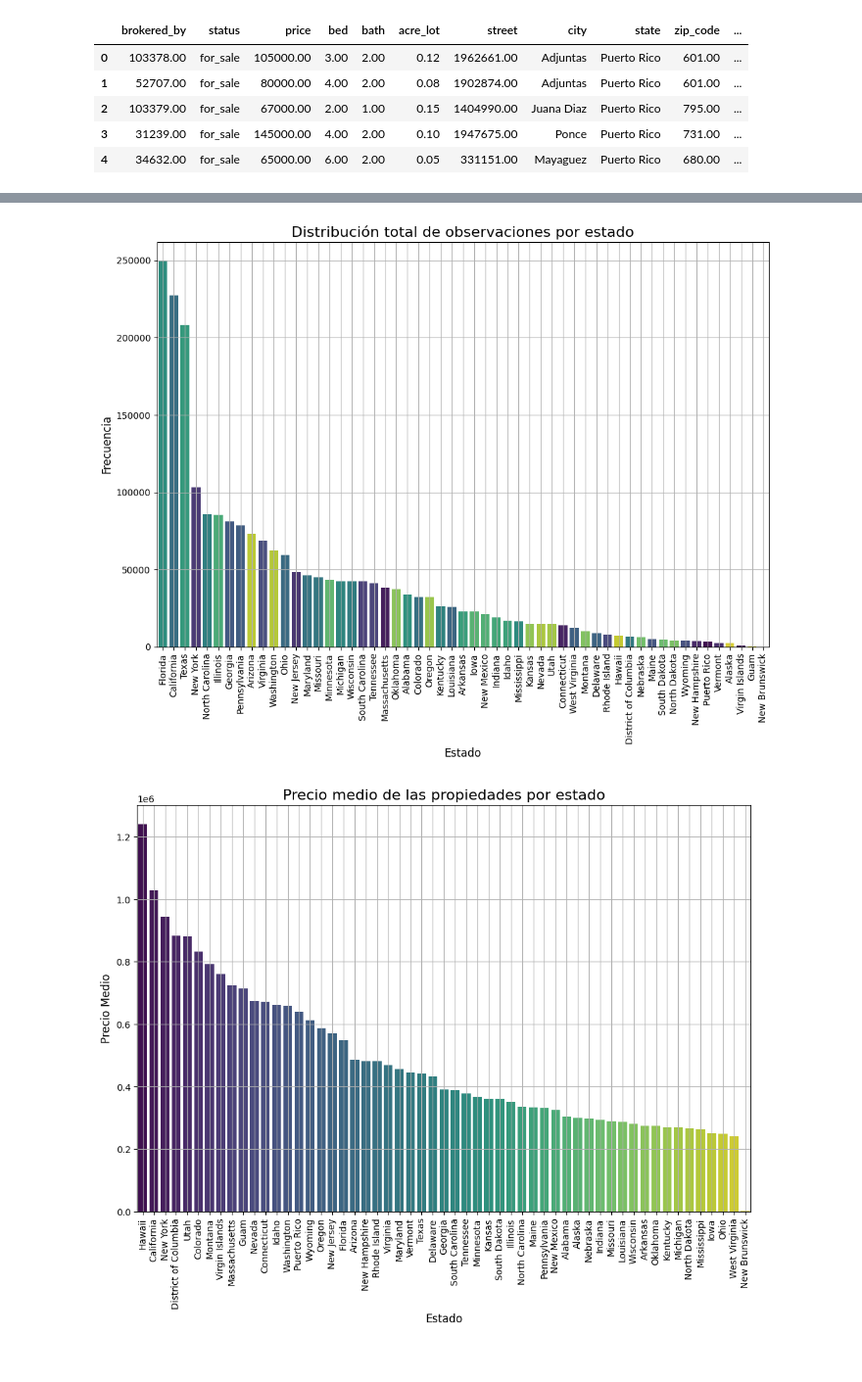
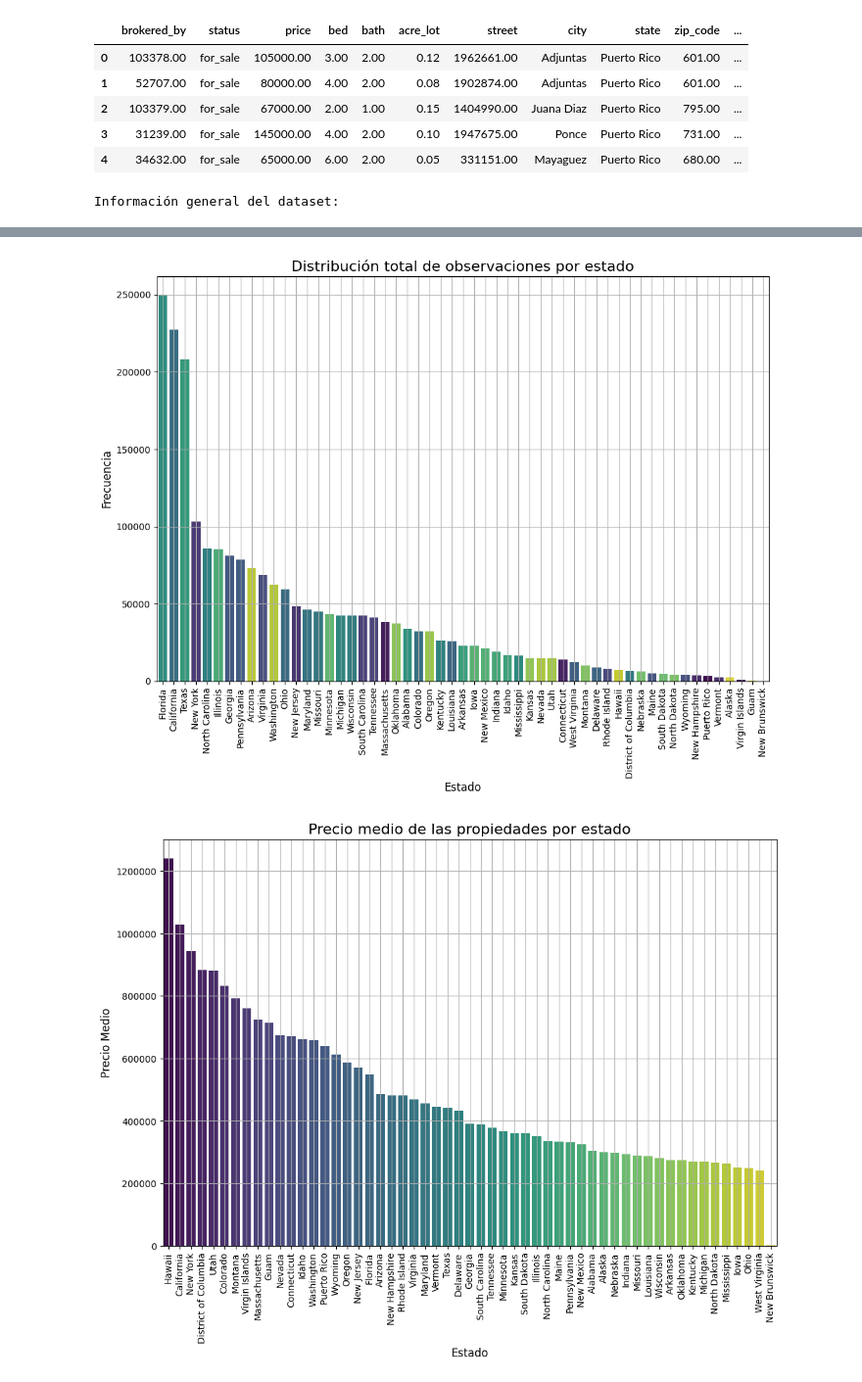
Before and after one commit to spamella04/InteligenciadeNegocios2024, a Jupyter notebook: Tarea2 - Corte II/t3_bienes_raices.ipynb, the cells around one changed output, grey strips where cells are left out. Shown at 98% size. Cells and saved outputs as stored; diff of their text form; code cells hidden in the pictures.

```diff
--- a/Tarea2 - Corte II/t3_bienes_raices.ipynb
+++ b/Tarea2 - Corte II/t3_bienes_raices.ipynb
@@ -22,31 +22,49 @@ df.head() # Verificamos que el dataset se haya cargado correctamente
 # Evita que aparezcan los exponenciales y poder apreciar mejor el dataset
 def set_overview(df):
     pd.set_option('display.float_format', lambda x: '%.2f' % x)
+    print('Información general del dataset:')
     display(df.describe())
+    print('Valores nulos en cantidad:')
     print(df.isna().sum()) # Verificamos si hay datos nulos
+    print('Valores nulos en porcentaje:')
     print(df.isna().mean() * 100) # Observamos de manera porcentual los datos nulos
 
 # Haremos un grafico de caja para cada variable numérica, le pasaremos el dataframe y todas las variables numéricas
 def box_plot_vars(df):
     # Filtrar automáticamente solo las columnas numéricas
     numeric_vars = df.select_dtypes(include=['number']).columns
-    for var in numeric_vars:
-        plt.figure(figsize=(10, 6))  # Ajustar tamaño del gráfico
-        sns.boxplot(x=df[var], color='lightblue',
-                    flierprops={'marker':'o', 'markerfacecolor':'red', 'markersize':8})  # Color del boxplot y marcar outliers
+
+    # Definir el tamaño de la cuadrícula según el número de variables numéricas
+    num_vars = len(numeric_vars)
+    num_cols = 3  # Número de columnas en la cuadrícula
+    num_rows = (num_vars + num_cols - 1) // num_cols  # Calcula las filas necesarias
+
+    # Crear el grid de subplots
+    fig, axes = plt.subplots(num_rows, num_cols, figsize=(15, num_rows * 5))
+    axes = axes.flatten()  # Aplana la cuadrícula de ejes
+
+    for i, var in enumerate(numeric_vars):
+        sns.boxplot(x=df[var], ax=axes[i], color='lightblue',
+                    flierprops={'marker':'o', 'markerfacecolor':'red', 'markersize':8})
 
         # Título y etiquetas
-        plt.title(f'Box Plot for {var}', fontsize=16)  # Agregar título con el nombre de la variable
-        plt.xlabel(var, fontsize=12)  # Etiqueta del eje X
-        plt.ylabel('Valores', fontsize=12)  # Etiqueta del eje Y (opcional)
+        axes[i].set_title(f'Box Plot de {var}', fontsize=16)  # Agregar título con el nombre de la variable
+        axes[i].set_xlabel(var, fontsize=12)  # Etiqueta del eje X
+        axes[i].set_ylabel('Valores', fontsize=12)  # Etiqueta del eje Y
 
         # Quitar notación científica en el eje X
-        plt.ticklabel_format(style='plain', axis='x')
-        # Si se necesitan también quitar los exponentes en el eje Y, descomenta la línea de abajo:
-        # plt.ticklabel_format(style='plain', axis='y')
+        axes[i].ticklabel_format(style='plain', axis='x')
+        axes[i].grid(True)  # Añadir rejilla
 
-        plt.grid(True)  # Añadir rejilla
-        plt.show()
+        # Rotar las etiquetas del eje X para evitar traslapes
+        for tick in axes[i].get_xticklabels():
+            tick.set_rotation(45)  # Ajusta el ángulo de rotación a 45 grados
+
+    # Eliminar cualquier gráfico vacío si es que sobran ejes
+    for j in range(i+1, len(axes)):
+        fig.delaxes(axes[j])
+    plt.tight_layout()  # Ajustar los gráficos para que no se solapen
+    plt.show()
 
 def remove_outliers_iqr(df, column_name):
 
@@ -65,14 +83,14 @@ def plot_correlation_matrix(df):
     plt.figure(figsize=(10, 8))
     correlation_matrix = df_numeric.corr()
     sns.heatmap(correlation_matrix, annot=True, cmap='coolwarm', linewidths=0.5)
-    plt.title('Correlation Matrix', fontsize=16)
+    plt.title('Matriz de correlación', fontsize=16)
     plt.show()
 
 def plot_histograms(df, columns):
     for col in columns:
         plt.figure(figsize=(8, 6))
         sns.histplot(df[col], kde=True, color='skyblue')
-        plt.title(f'Distribution of {col}', fontsize=16)
+        plt.title(f'Distribución de {col}', fontsize=16)
         plt.xlabel(col, fontsize=12)
         plt.ylabel('Frequency', fontsize=12)
         plt.grid(True)
@@ -99,9 +117,33 @@ def plot_average_price_per_state(df):
     plt.xlabel('Estado', fontsize=12)
     plt.ylabel('Precio Medio', fontsize=12)
     plt.xticks(rotation=90)
+    plt.ticklabel_format(style='plain', axis='y')  # Quitar notación científica en el eje Y
     plt.grid(True)
     plt.legend([], [], frameon=False)  # Ocultar leyenda
     plt.show()
+
+def remove_outliers_zscore(df, column_name, threshold):
+    z_scores = np.abs((df[column_name] - df[column_name].mean()) / df[column_name].std())
+    df = df[(z_scores < threshold)]
+    return df
+
+
+def fit_ols_wls(X, y, weights):
+    X_clean = X.astype(float).dropna()
+    y_clean = y.loc[X_clean.index].dropna()
+
+    # Agregar una constante a X
+    X_sm = sm.add_constant(X_clean)
+
+    # Ajustar el modelo WLS
+    model_wls = sm.WLS(y_clean, X_sm, weights=weights.loc[X_clean.index]).fit()
+
+    # Ajustar el modelo OLS
+    model_ols = sm.OLS(y_clean, X_sm).fit()
+
+    # Imprimir el resumen de los modelos
+    print(f"Resumen WLS:\n", model_wls.summary())
+    print(f"Resumen OLS:\n", model_ols.summary())
 
 set_overview(df)
 plot_state_distribution(df, 'state', 'Distribución total de observaciones por estado')
@@ -111,6 +153,7 @@ plot_average_price_per_state(df)
 # Notamos datos extraños, por ejemplo, bed es el número de habitaciones y el valor máximo es de 473, sin sentido.
 # Lo mismo podemos notar en el caso de bath, que es el número de baños y el valor máximo es de 830.
 # %% [output]
+Información general del dataset:
 |  | brokered_by | price | bed | bath | acre_lot | street | zip_code | house_size |
 | count | 2221849.00 | 2224841.00 | 1745065.00 | 1714611.00 | 1900793.00 | 2215516.00 | 2226083.00 | 1657898.00 |
 | mean | 52939.89 | 524195.52 | 3.28 | 2.50 | 15.22 | 1012324.92 | 52186.68 | 2714.47 |
@@ -140,5 +183,5 @@ dtype: float64
 [figure]
-[figure, old version]
+[figure, new version]
 # %%
 # Limpieza de datos
 
```
Also changed, not shown: parts of 16 cells of this notebook, 1 other file.
